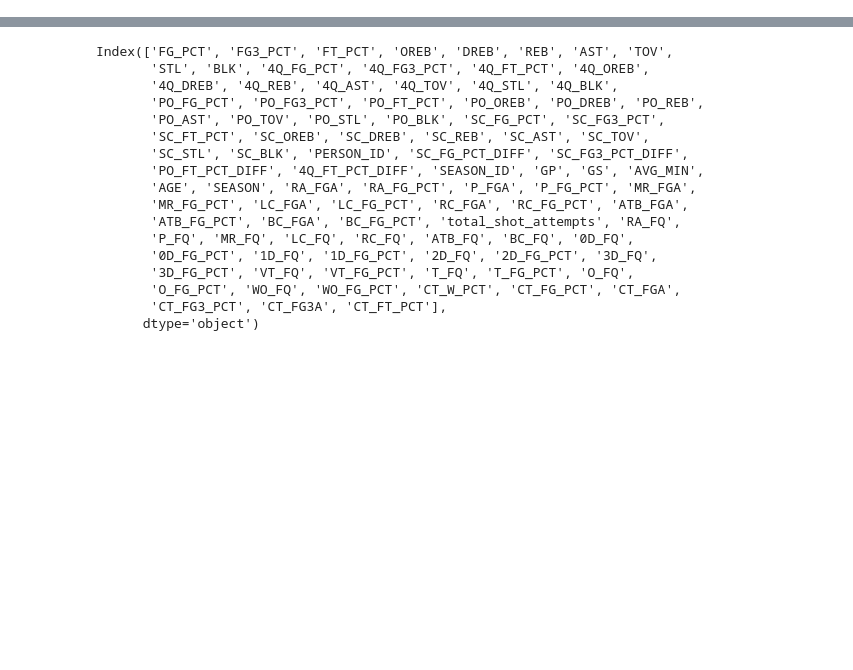
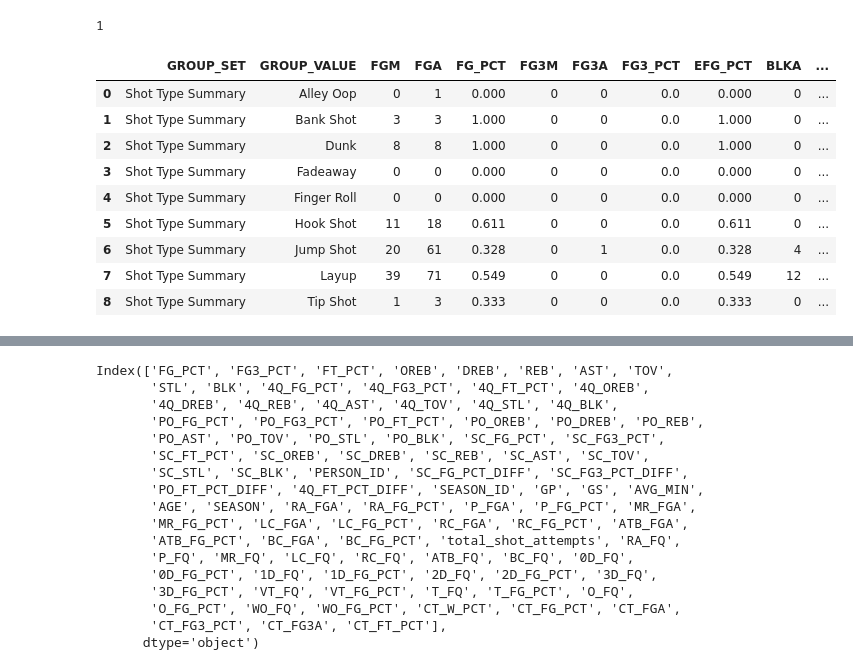
Before and after one commit to Zhuaggy/Nba_clutch, a Jupyter notebook: Notebooks/Untitled.ipynb, the cells around one changed output, grey strips where cells are left out. Drawn from its saved outputs; the diff is of its cells as text; code cells hidden in the pictures; blank space fills up the shorter version.

```diff
--- a/Notebooks/Untitled.ipynb
+++ b/Notebooks/Untitled.ipynb
@@ -17,0 +38,17 @@ from sklearn.ensemble import RandomForestClassifier
+# %%
+player.PlayerShootingSplits(203092).shot_types_summary().iloc[0][3]
+# %% [output]
+1
+# %%
+player.PlayerShootingSplits(203092).shot_types_summary()
+# %% [output]
+|  | GROUP_SET | GROUP_VALUE | FGM | FGA | FG_PCT | FG3M | FG3A | FG3_PCT | EFG_PCT | BLKA | ... |
+| 0 | Shot Type Summary | Alley Oop | 0 | 1 | 0.000 | 0 | 0 | 0.0 | 0.000 | 0 | ... |
+| 1 | Shot Type Summary | Bank Shot | 3 | 3 | 1.000 | 0 | 0 | 0.0 | 1.000 | 0 | ... |
+| 2 | Shot Type Summary | Dunk | 8 | 8 | 1.000 | 0 | 0 | 0.0 | 1.000 | 0 | ... |
+| 3 | Shot Type Summary | Fadeaway | 0 | 0 | 0.000 | 0 | 0 | 0.0 | 0.000 | 0 | ... |
+| 4 | Shot Type Summary | Finger Roll | 0 | 0 | 0.000 | 0 | 0 | 0.0 | 0.000 | 0 | ... |
+| 5 | Shot Type Summary | Hook Shot | 11 | 18 | 0.611 | 0 | 0 | 0.0 | 0.611 | 0 | ... |
+| 6 | Shot Type Summary | Jump Shot | 20 | 61 | 0.328 | 0 | 1 | 0.0 | 0.328 | 4 | ... |
+| 7 | Shot Type Summary | Layup | 39 | 71 | 0.549 | 0 | 0 | 0.0 | 0.549 | 12 | ... |
+| 8 | Shot Type Summary | Tip Shot | 1 | 3 | 0.333 | 0 | 0 | 0.0 | 0.333 | 0 | ... |
```
Also changed, not shown: parts of 13 cells of this notebook, 12 other files.
